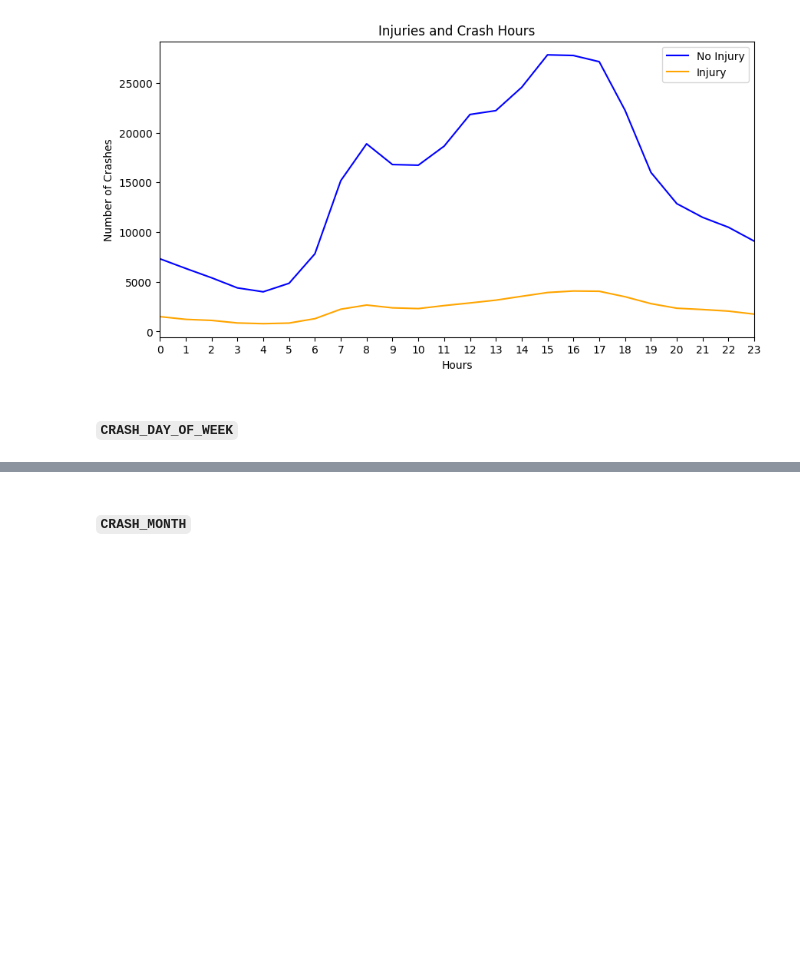
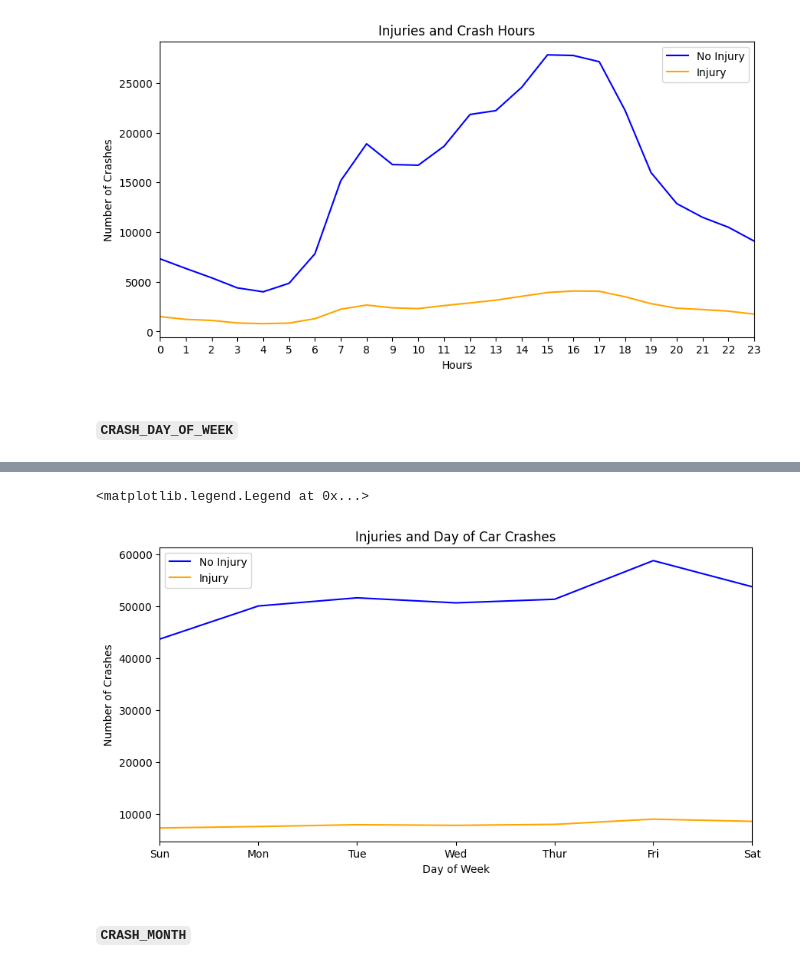
Before and after one commit to SangyunT/Chicago_Car_Crashes_Classification, a Jupyter notebook: index.ipynb, the cells around one changed output, grey strips where cells are left out. Drawn from its saved outputs; the diff is of its cells as text; code cells hidden in the pictures; blank space fills up the shorter version.

Commit message:
crash day of week EDA

```diff
--- a/index.ipynb
+++ b/index.ipynb
@@ -231,3 +233,27 @@ Name: count, dtype: int64
+# %%
+# A line graph on day of week
+fig, ax = plt.subplots(figsize=(10,5))
+x_no_injury = grouped_crashes.get_group(0)['CRASH_DAY_OF_WEEK'].value_counts().sort_index().index
+y_no_injury = grouped_crashes.get_group(0)['CRASH_DAY_OF_WEEK'].value_counts().sort_index().values
+ax.plot(x_no_injury, y_no_injury, 'b', label='No Injury')
+
+x_injury = grouped_crashes.get_group(1)['CRASH_DAY_OF_WEEK'].value_counts().sort_index().index
+y_injury = grouped_crashes.get_group(1)['CRASH_DAY_OF_WEEK'].value_counts().sort_index().values
+ax.plot(x_injury, y_injury, 'orange', label='Injury')
+
+ax.set_title("Injuries and Day of Car Crashes")
+ax.set_xlabel("Day of Week")
+ax.set_ylabel("Number of Crashes")
+ax.set_xticklabels(['Sun', 'Mon', 'Tue', 'Wed', 'Thur', 'Fri', 'Sat'])
+plt.margins(x=0)
+ax.legend()
+
+# Nothing too noticable
+# Slight peak on Friday and Saturday
+# Visitors and tourists visiting from outside of the city may contribute to this slight increase
+# %% [output]
+<matplotlib.legend.Legend at 0x...>
+[figure, added]
 # %% [markdown]
 #### `CRASH_MONTH`
 # %%
```
Also changed, not shown: parts of 4 cells of this notebook.
